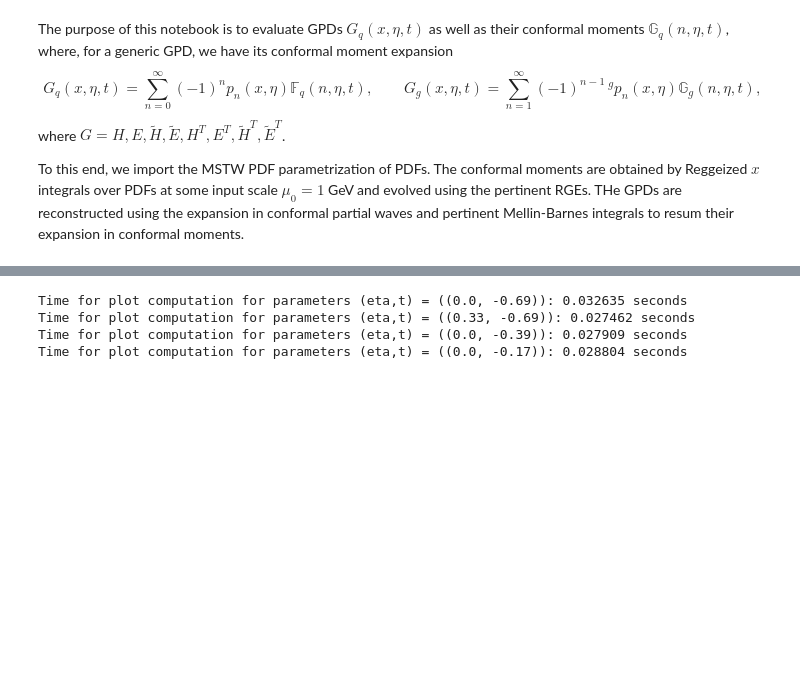
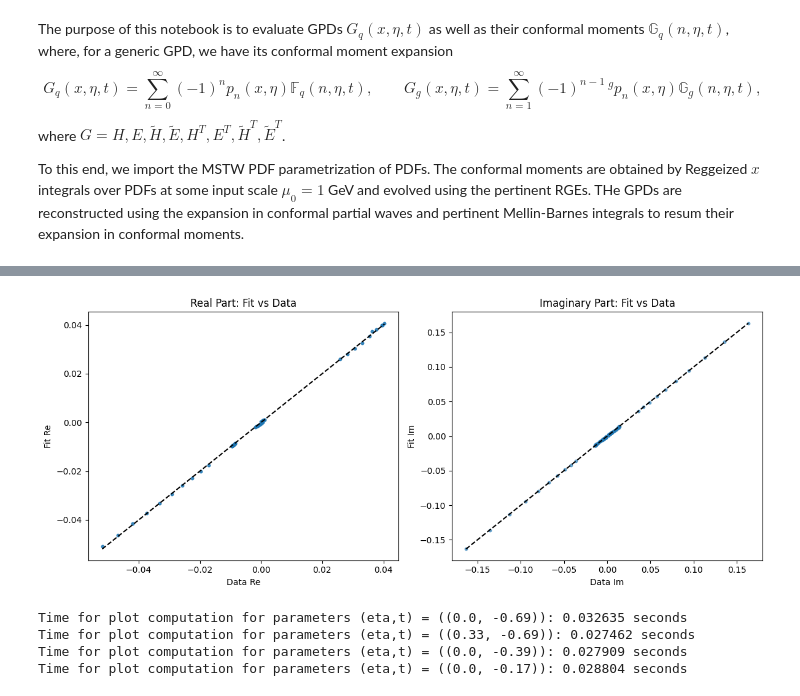
Before and after one commit to HechenMountain/stringy-gpds, a Jupyter notebook: StringBasedGPD.ipynb, the cells around one changed output, grey strips where cells are left out. Drawn from its saved outputs; the diff is of its cells as text; code cells hidden in the pictures; blank space fills up the shorter version.

```diff
--- a/StringBasedGPD.ipynb
+++ b/StringBasedGPD.ipynb
@@ -50,0 +78,93 @@ np.set_printoptions(linewidth=200)
+# %%
+import numpy as np
+import mpmath as mp
+from joblib import Parallel, delayed
+from stringy_gpds import evolve_conformal_moment
+from scipy.optimize import least_squares
+import matplotlib.pyplot as plt
+
+mp.dps = 16
+
+# Define input values
+k_vals = np.linspace(-10, 10, 10)
+t_vals = np.linspace(-3, 0, 10)
+z_vals = 2.6 + 1j * k_vals
+mu = 2.0  # assuming some fixed renormalization scale; adjust as needed
+
+# Define the function to fit moments
+def fit_mom_np(params, z_vals, t_vals):
+    norm_1, a, b, norm_2, c, d, alpha_p_1, norm_3, e, f, norm_4, g, h, alpha_p_2 = params
+    results = []
+    for z, t in zip(z_vals, t_vals):
+        # val = norm * mp.gamma(a + z - t) / mp.gamma(b + z - t)
+        # val = norm * mp.gamma(a + z) / mp.gamma(b + z) / (1 - t/mD2_im)**2
+        val_1 = norm_1 * mp.gamma(a + z - alpha_p_1*t) / mp.gamma(b + z - alpha_p_1*t) + norm_2 * mp.gamma(c + z - alpha_p_1*t) / mp.gamma(d + z - alpha_p_1*t)
+        val_2 = norm_3 * mp.gamma(e + z - alpha_p_2*t) / mp.gamma(f + z - alpha_p_2*t) + norm_4 * mp.gamma(g + z - alpha_p_2*t) / mp.gamma(h + z - alpha_p_2*t)
+        val = val_1 + val_2
+        results.append(complex(val))
+    return np.array(results)
+
+def compute_result(z,t):
+    return evolve_conformal_moment(z,0,t,mu,Nf=3,moment_type="singlet",particle="quark",evolution_order="LO")
+print("Started data generation")
+# Evaluate evolved conformal moments in parallel
+evolved_moment = np.array(
+    Parallel(n_jobs=-1)(
+        delayed(compute_result)(z, t)
+        for t in t_vals for z in z_vals
+    ),
+    dtype=complex
+).reshape(len(t_vals), len(z_vals))  # reshape to 2D array for (t, z)
+
+print("Finished data generation")
+
+# Flatten the grid of (z, t) pairs
+Z_grid, T_grid = np.meshgrid(z_vals, t_vals)
+Z_flat = Z_grid.flatten()
+T_flat = T_grid.flatten()
+Y_flat = evolved_moment.flatten()
+
+# Define residuals: concatenate real and imaginary parts
+def residuals(params):
+    model_vals = fit_mom_np(params, Z_flat, T_flat)
+    return np.concatenate([
+        (model_vals.real - Y_flat.real),
+        (model_vals.imag - Y_flat.imag)
+    ])
+
+# Initial guess for norm_1, a, b, norm_2, alpha_p_1...
+initial_guess = [5,-.2, 3, 1,1,1,1,5,-.2, 3, 1,1,1,1]
+
+print("Starting fit")
+# Perform the fit
+result = least_squares(residuals, initial_guess)
+# Output fitted parameters
+fitted_norm_1, fitted_a, fitted_b, fitted_norm_2, fitted_c, fitted_d, alpha_p_1,fitted_norm_3, fitted_e, fitted_f, fitted_norm_4, fitted_g, fitted_h, alpha_p_2 = result.x
+print(f"Fitted parameters: norm_1 = {fitted_norm_1}, a = {fitted_a}, b = {fitted_b}, norm_2 = {fitted_norm_2}, c = {fitted_c}, d = {fitted_d}, alpha_p_1 = {alpha_p_1}")
+print(f"Fitted parameters: norm_3 = {fitted_norm_3}, e = {fitted_e}, f = {fitted_f}, norm_4 = {fitted_norm_4}, g = {fitted_g}, h = {fitted_h}, alpha_p_2 = {alpha_p_2}")
+
+# Compute fitted values
+fitted_vals = fit_mom_np(result.x, Z_flat, T_flat)
+
+# Plot real part
+plt.figure(figsize=(12, 5))
+plt.subplot(1, 2, 1)
+plt.scatter(Y_flat.real, fitted_vals.real, s=10, alpha=0.6)
+plt.plot([Y_flat.real.min(), Y_flat.real.max()],
+         [Y_flat.real.min(), Y_flat.real.max()], 'k--')
+plt.xlabel('Data Re')
+plt.ylabel('Fit Re')
+plt.title('Real Part: Fit vs Data')
+
+# Plot imaginary part
+plt.subplot(1, 2, 2)
+plt.scatter(Y_flat.imag, fitted_vals.imag, s=10, alpha=0.6)
+plt.plot([Y_flat.imag.min(), Y_flat.imag.max()],
+         [Y_flat.imag.min(), Y_flat.imag.max()], 'k--')
+plt.xlabel('Data Im')
+plt.ylabel('Fit Im')
+plt.title('Imaginary Part: Fit vs Data')
+
+plt.tight_layout()
+plt.show()
+# %% [output]
@@ -51,3 +176,4 @@ np.set_printoptions(linewidth=200)
+[figure, added]
 # %%
 from stringy_gpds import plot_gpd_data
 plot_gpd_data(gpd_label="Htilde",write_to_file=False,read_from_file=True,y_1=4)
```
Also changed, not shown: parts of 2 cells of this notebook, 3 other files.
